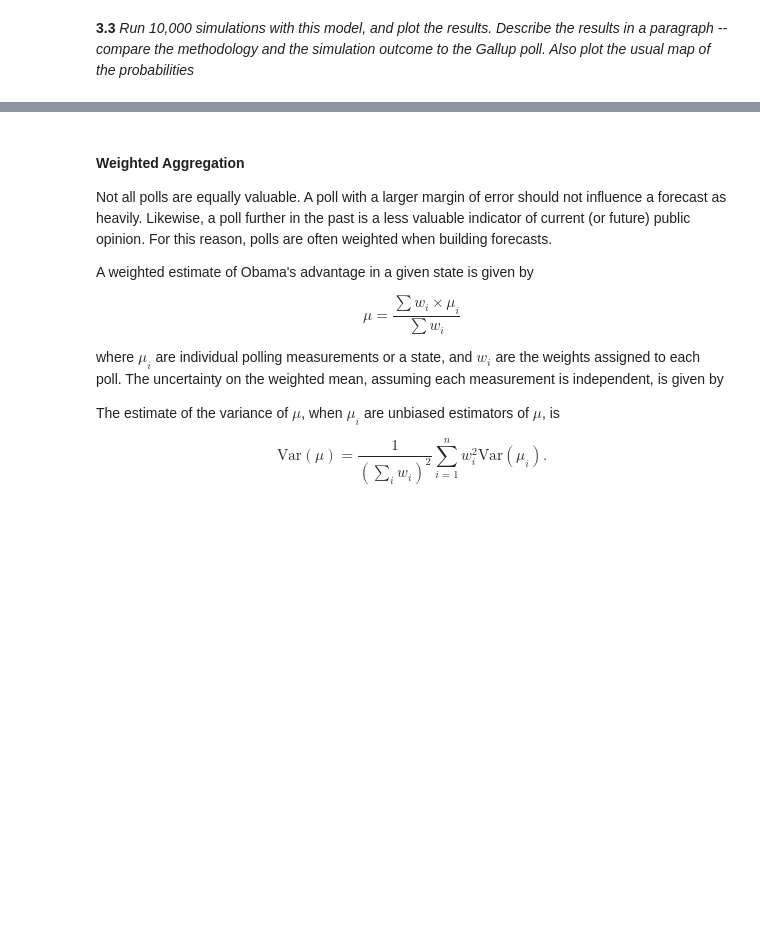
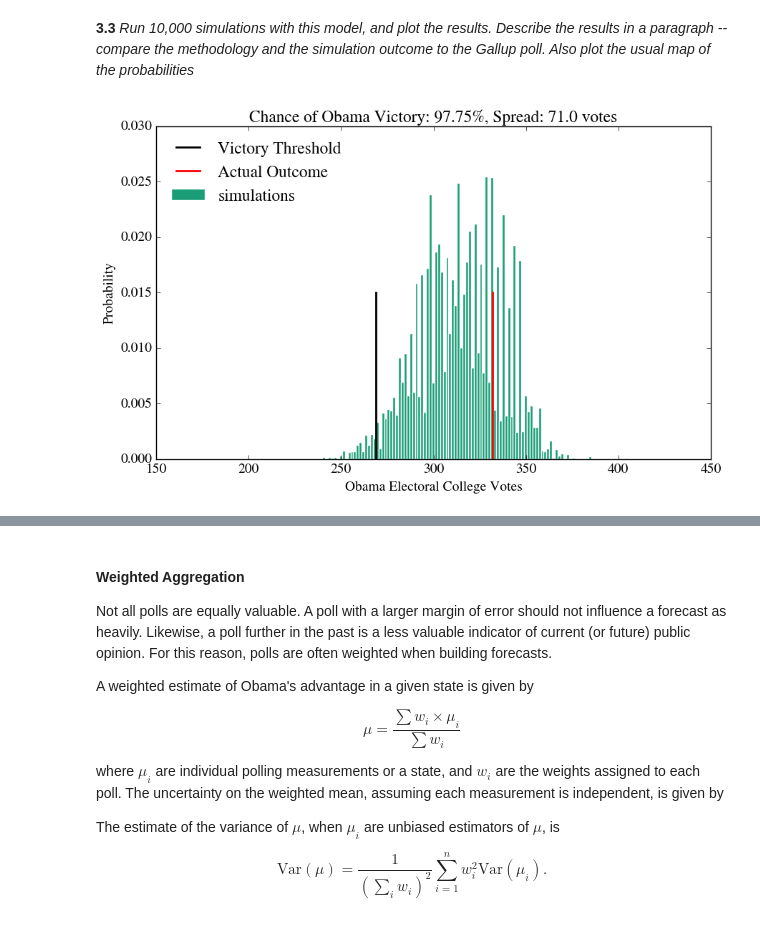
Before and after one commit to jacqzwy/content, a Jupyter notebook: HW2.ipynb, the cells around one changed output, grey strips where cells are left out. Saved outputs shown, nothing was run; the diff lists cells and outputs as text; code cells hidden in the pictures; blank space fills up the shorter version.

```diff
--- a/HW2.ipynb
+++ b/HW2.ipynb
@@ -1075,8 +1075,8 @@ multipoll = pd.read_csv('data/cleaned-state_data2012.csv', index_col=0)
 multipoll.State.replace(states_abbrev, inplace=True)
 
 #convert dates from strings to date objects, and compute midpoint
-multipoll.start_date = multipoll.start_date.apply(pd.datetools.parse)
-multipoll.end_date = multipoll.end_date.apply(pd.datetools.parse)
+multipoll.start_date = multipoll.start_date.apply(pd.to_datetime)
+multipoll.end_date = multipoll.end_date.apply(pd.to_datetime)
 multipoll['poll_date'] = multipoll.start_date + (multipoll.end_date - multipoll.start_date).values / 2
 
 #compute the poll age relative to Oct 2, in days
@@ -1128,6 +1135,18 @@ For states where poll_std isn't finite (because N is too small), estimate the
 poll_std value as .05 * poll_mean
 """
 #your code here
+
+def state_average(multipoll):
+    N = multipoll.groupby('State').size()
+    obama_spread_by_state = multipoll['obama_spread'].groupby(multipoll['State'])
+    poll_mean = obama_spread_by_state.mean()
+    poll_std = obama_spread_by_state.std()
+    averages = pd.DataFrame({'N': N,
+                             'poll_mean': poll_mean,
+                             'poll_std': poll_std})
+    #replace NaN due to N too small
+    averages['poll_std'].replace(np.nan, 0.05*poll_mean, inplace=True)
+    return averages
 # %% [markdown]
 Lets call the function on the `multipoll` data frame, and join it with the `electoral_votes` frame.
 # %%
@@ -1172,5 +1207,20 @@ A DataFrame indexed by State, with the following columns:
    Obama: Estimated probability that Obama wins the state
 """
 #your code here
+
+def aggregated_poll_model(DataFrame):
+    forecast_df = DataFrame.copy()
+    sigma = abs(forecast_df['poll_std'])
+    forecast_df['Obama'] = 1 -(.5 * (1 + erf(-forecast_df['poll_mean'] / np.sqrt(2 * sigma**2))))
+    forecast_df.drop(['N', 'poll_mean', 'poll_std'], axis= 1, inplace = True)
+    return forecast_df
 # %% [markdown]
 **3.3** *Run 10,000 simulations with this model, and plot the results. Describe the results in a paragraph -- compare the methodology and the simulation outcome to the Gallup poll. Also plot the usual map of the probabilities*
+# %%
+#your code here
+agg_model = aggregated_poll_model(avg)
+prediction_agg = simulate_election(agg_model, 10000)
+plot_simulation(prediction_agg)
+plt.show()
+# %% [output]
+[figure, added]
```
Also changed, not shown: parts of 16 cells of this notebook.
